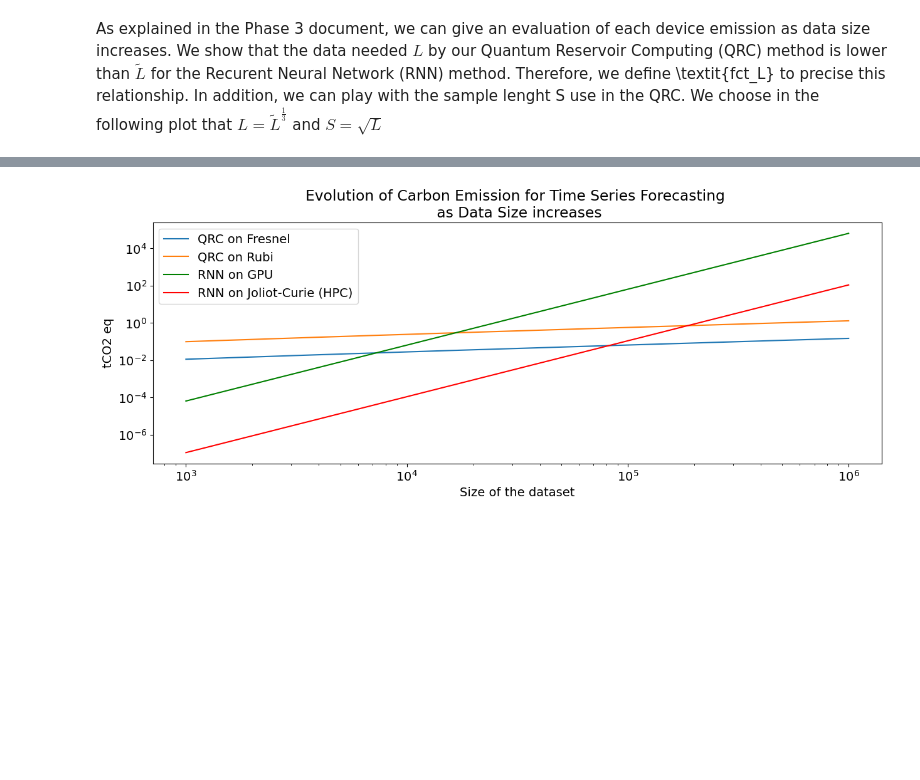
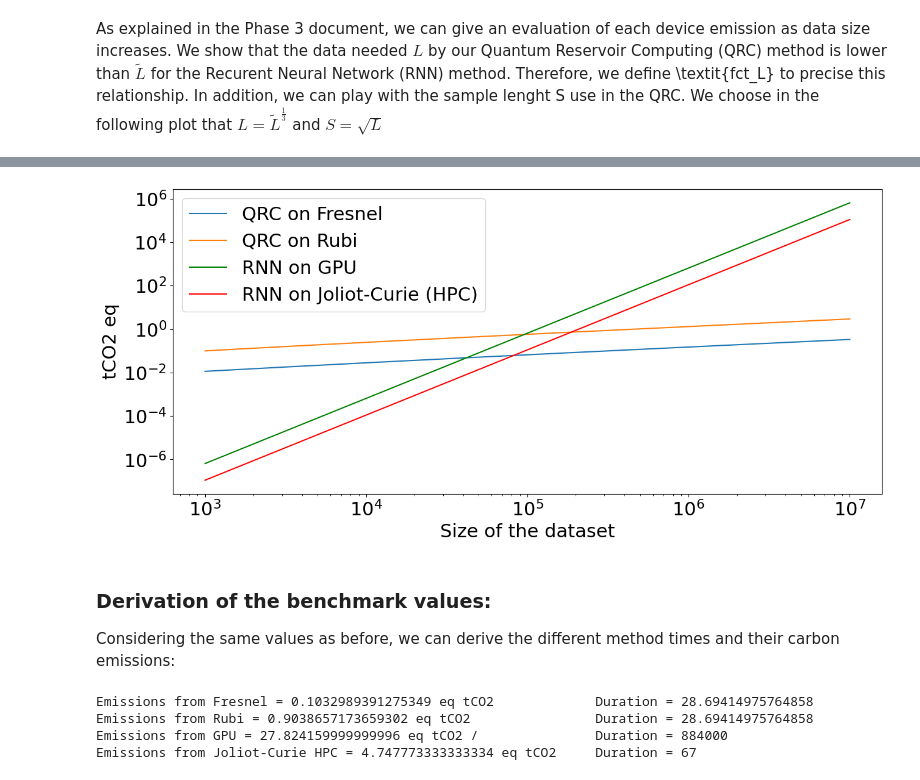
Before and after one commit to NaomiChmielewski/NAREF_Blaise_PASQAL_Hackathon, a Jupyter notebook: Energy_Consumption_Analysis.ipynb, the cells around one changed output, grey strips where cells are left out. Saved outputs shown, nothing was run; the diff lists cells and outputs as text; code cells hidden in the pictures; blank space fills up the shorter version.

```diff
--- a/Energy_Consumption_Analysis.ipynb
+++ b/Energy_Consumption_Analysis.ipynb
@@ -28,23 +28,24 @@ Emissions from GPU = 14.405 eq tCO2
 As explained in the Phase 3 document, we can give an evaluation of each device emission as data size increases. We show that the data needed $L$ by our Quantum Reservoir Computing (QRC) method is lower than $\tilde{L}$ for the Recurent Neural Network (RNN) method. Therefore, we define \textit{fct_L} to precise this relationship. In addition, we can play with the sample lenght S use in the QRC. We choose in the following plot that $L = \tilde{L}^{\frac{1}{3}}$ and $S = \sqrt{L}$
 # %%
 S, T_pulse, N_runs = 10, 10**(-6), 52
-f_Joliot, f_GPU = 7*10**(15), 5*10**(9)
+f_Joliot, f_GPU = 7*10**(15), 5*10**(11)
 def fct_S(L):
     return(np.sqrt(fct_L(L)))
 
 def fct_L(L_tilde):
+    #return(L_tilde)
     return((L_tilde)**(1/3))
 
-Tilde_L = [1000*i for i in range(1, 10**3+1)]
+Tilde_L = [1000*i for i in range(1, 10**4+1)]
 E_Fresnel = [N_runs*C_Fresnel*2**5*(fct_L(L)-fct_S(L))*(1+fct_S(L)*T_pulse)/(3600) for L in Tilde_L]
 E_Rubi = [N_runs*C_Rubi*2**5*(fct_L(L)-fct_S(L))*(1+fct_S(L)*T_pulse)/(3600) for L in Tilde_L]
 E_GPU = [N_runs*C_GPU*(2.496*10**5*L/10)/f_GPU*L*(L/100)/(3600) for L in Tilde_L]
 E_Joliot = [N_runs*C_Joliot*(2.496*10**5*L/10)/f_Joliot*L*(L/100)/(3600) for L in Tilde_L]
 # %%
-plt.rcParams.update({'font.size': 14})
+plt.rcParams.update({'font.size': 22})
 
-plt.figure(figsize=(15, 5))
-plt.title("Evolution of Carbon Emission for Time Series Forecasting \n as Data Size increases")
+plt.figure(figsize=(15, 6.5))
+#plt.title("Evolution of Carbon Emission for Time Series Forecasting \n as Data Size increases")
 plt.xlabel("Size of the dataset")
 plt.ylabel("tCO2 eq")
 plt.xscale("log")
@@ -60,19 +61,22 @@ plt.show()
 # %%
-plt.rcParams.update({'font.size': 14})
+plt.rcParams.update({'font.size': 22})
 
-plt.figure(figsize=(15, 5))
-plt.title("Evolution of Carbon Emission for Time Series Forecasting \n as Data Size increases")
+plt.figure(figsize=(15, 6.5))
+#plt.title("Evolution of Carbon Emission for Time Series Forecasting \n as Data Size increases")
 plt.xlabel("Size of the dataset")
 plt.ylabel("tCO2 eq")
 plt.xscale("log")
 plt.yscale("log")
 plt.plot(Tilde_L, E_Fresnel, label="QRC on Fresnel")
 plt.plot(Tilde_L, E_Rubi, label="QRC on Rubi")
 plt.plot(Tilde_L, E_GPU, label="RNN on GPU", color='green')
 plt.plot(Tilde_L, E_Joliot, label="RNN on Joliot-Curie (HPC)", color='red')
 #plt.xticks(Tilde_L)
 plt.legend()
 plt.savefig('Emission_Comparison.pdf')
 plt.show()
 # %% [output]
-[figure, old version]
+[figure, new version]
+# %% [markdown]
+### Derivation of the benchmark values:
+Considering the same values as before, we can derive the different method times and their carbon emissions:
@@ -78,0 +95,10 @@ plt.show()
+# %%
+print("Emissions from Fresnel = {} eq tCO2             Duration = {} h".format(E_Fresnel, T_Fresnel))
+print("Emissions from Rubi = {} eq tCO2                Duration = {} h".format(E_Rubi, T_Rubi))
+print("Emissions from GPU = {} eq tCO2 /               Duration = {} h".format(E_GPU, T_GPU))
+print("Emissions from Joliot-Curie HPC = {} eq tCO2     Duration = {} h".format(E_Joliot, T_Joliot))
+# %% [output]
+Emissions from Fresnel = 0.1032989391275349 eq tCO2             Duration = 28.69414975764858
+Emissions from Rubi = 0.9038657173659302 eq tCO2                Duration = 28.69414975764858
+Emissions from GPU = 27.824159999999996 eq tCO2 /               Duration = 884000
+Emissions from Joliot-Curie HPC = 4.747773333333334 eq tCO2     Duration = 67
```
Also changed, not shown: parts of 3 cells of this notebook.
